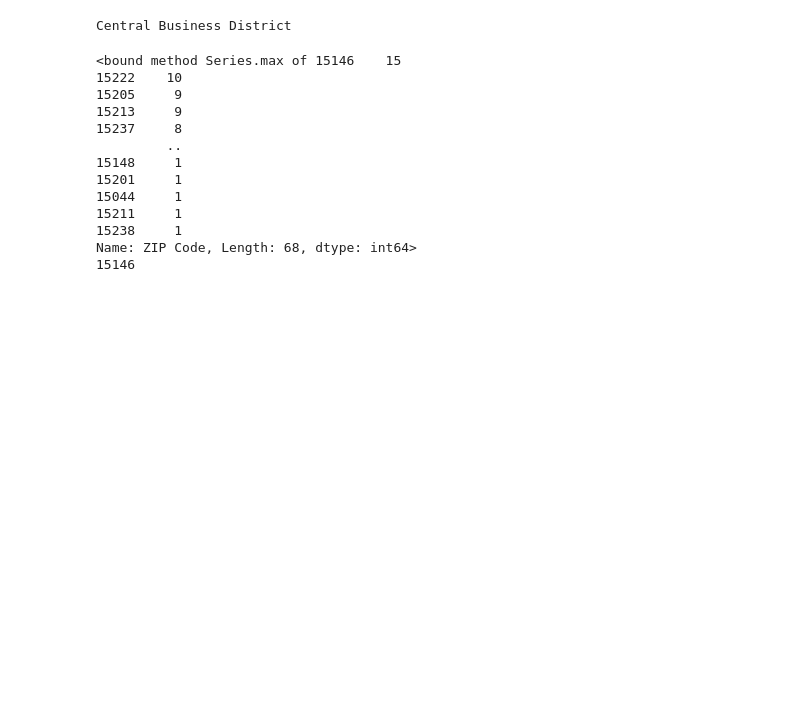
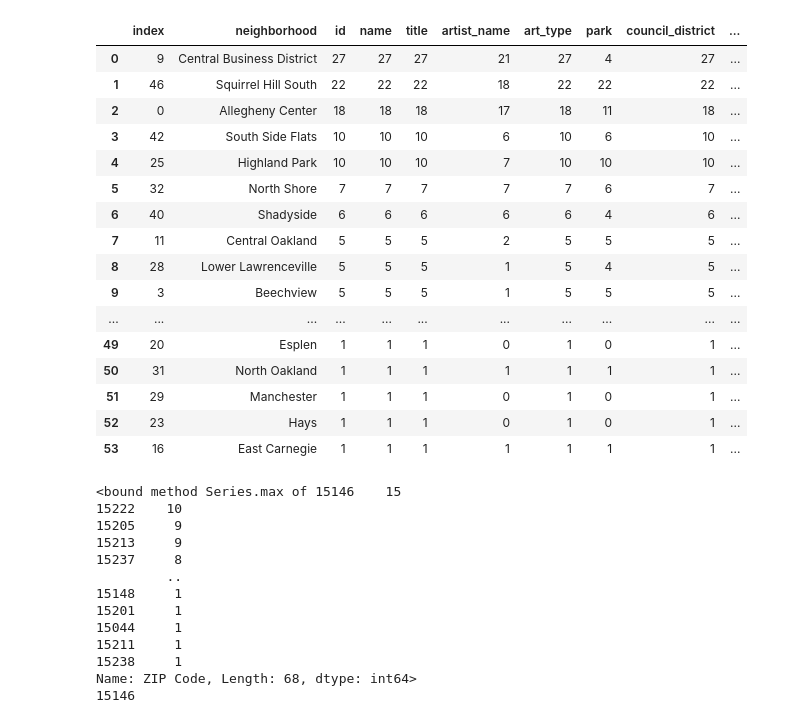
Before and after one commit to mrkriz101/finalproject, a Jupyter notebook: combination.ipynb, the cells around one changed output. Cells and saved outputs as stored; diff of their text form; code cells hidden in the pictures; blank space fills up the shorter version.

Commit message:
Finished coding the section of the program that finds the most art in the best zip code and prints the name of the neighborhood

```diff
--- a/combination.ipynb
+++ b/combination.ipynb
@@ -4,22 +4,28 @@ import numpy as np
 
 %matplotlib inline
 import matplotlib.pyplot as plt
-# %%
-art = pd.read_csv("Art.csv")
-artHood = art.groupby("neighborhood").count().reset_index()
-artHood
-n = 0
-neighbor = ''
-count = 0
-while(n<len(artHood)):
-    if(artHood.iloc[n][1] > count):
-        neighbor = artHood.iloc[n][0]
-        count = artHood.iloc[n][1]
-    n = n+1
-
-print(neighbor)
-# %% [output]
-Central Business District
+# %%
+art = pd.read_csv("Art.csv")
+artHood = art.groupby("neighborhood").count()
+artHood.sort_values(by=['id'], ascending=False).reset_index()
+# %% [output]
+|  | index | neighborhood | id | name | title | artist_name | art_type | park | council_district | ... |
+| 0 | 9 | Central Business District | 27 | 27 | 27 | 21 | 27 | 4 | 27 | ... |
+| 1 | 46 | Squirrel Hill South | 22 | 22 | 22 | 18 | 22 | 22 | 22 | ... |
+| 2 | 0 | Allegheny Center | 18 | 18 | 18 | 17 | 18 | 11 | 18 | ... |
+| 3 | 42 | South Side Flats | 10 | 10 | 10 | 6 | 10 | 6 | 10 | ... |
+| 4 | 25 | Highland Park | 10 | 10 | 10 | 7 | 10 | 10 | 10 | ... |
+| 5 | 32 | North Shore | 7 | 7 | 7 | 7 | 7 | 6 | 7 | ... |
+| 6 | 40 | Shadyside | 6 | 6 | 6 | 6 | 6 | 4 | 6 | ... |
+| 7 | 11 | Central Oakland | 5 | 5 | 5 | 2 | 5 | 5 | 5 | ... |
+| 8 | 28 | Lower Lawrenceville | 5 | 5 | 5 | 1 | 5 | 4 | 5 | ... |
+| 9 | 3 | Beechview | 5 | 5 | 5 | 1 | 5 | 5 | 5 | ... |
+| ... | ... | ... | ... | ... | ... | ... | ... | ... | ... | ... |
+| 49 | 20 | Esplen | 1 | 1 | 1 | 0 | 1 | 0 | 1 | ... |
+| 50 | 31 | North Oakland | 1 | 1 | 1 | 1 | 1 | 1 | 1 | ... |
+| 51 | 29 | Manchester | 1 | 1 | 1 | 0 | 1 | 0 | 1 | ... |
+| 52 | 23 | Hays | 1 | 1 | 1 | 0 | 1 | 0 | 1 | ... |
+| 53 | 16 | East Carnegie | 1 | 1 | 1 | 1 | 1 | 1 | 1 | ... |
 # %%
 ff = pd.read_csv("fastfoodset.csv")
 
```
Also changed, not shown: parts of 4 cells of this notebook, 1 other file.
